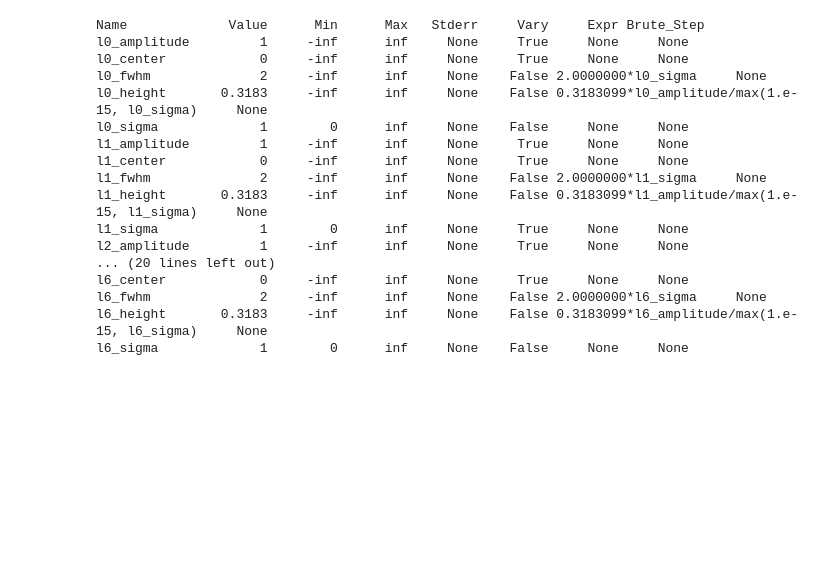
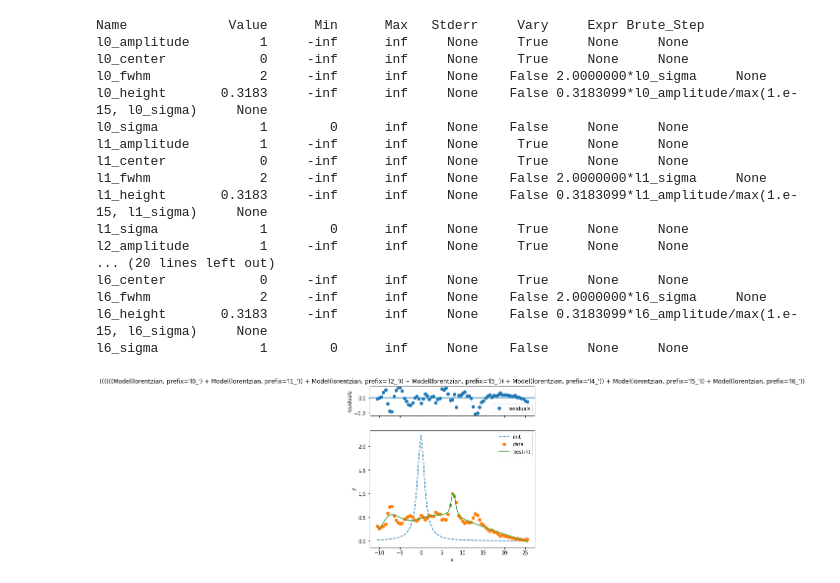
Before and after one commit to kei0822kei/smooziee, a Jupyter notebook: notebook/fitting.ipynb, the cells around one changed output. Cells and saved outputs as stored; diff of their text form; code cells hidden in the pictures; blank space fills up the shorter version.

Commit message:
revise params to param_names

```diff
--- a/notebook/fitting.ipynb
+++ b/notebook/fitting.ipynb
@@ -58,7 +58,7 @@ l6_fwhm              2     -inf      inf     None    False 2.0000000*l6_sigma
 l6_height       0.3183     -inf      inf     None    False 0.3183099*l6_amplitude/max(1.e-15, l6_sigma)     None
 l6_sigma             1        0      inf     None     True     None     None
 # %%
-fit.set_params_expr(processor.ix_peaks, processor.ix_peak_pairs, params=['sigma', 'amplitude'])
+fit.set_params_expr(processor.ix_peaks, processor.ix_peak_pairs, param_names=['sigma', 'amplitude'])
 # %%
 fit.params.pretty_print()
 # %% [output]
@@ -101,3 +101,9 @@ l6_center            0     -inf      inf     None     True     None     None
 l6_fwhm              2     -inf      inf     None    False 2.0000000*l6_sigma     None
 l6_height       0.3183     -inf      inf     None    False 0.3183099*l6_amplitude/max(1.e-15, l6_sigma)     None
 l6_sigma             1        0      inf     None    False     None     None
+# %%
+fit.fit(processor.x, processor.y)
+# %%
+fit.plot(show_init=True)
+# %% [output]
+[figure, added]
```
Also changed, not shown: parts of 2 cells of this notebook, 2 other files.
